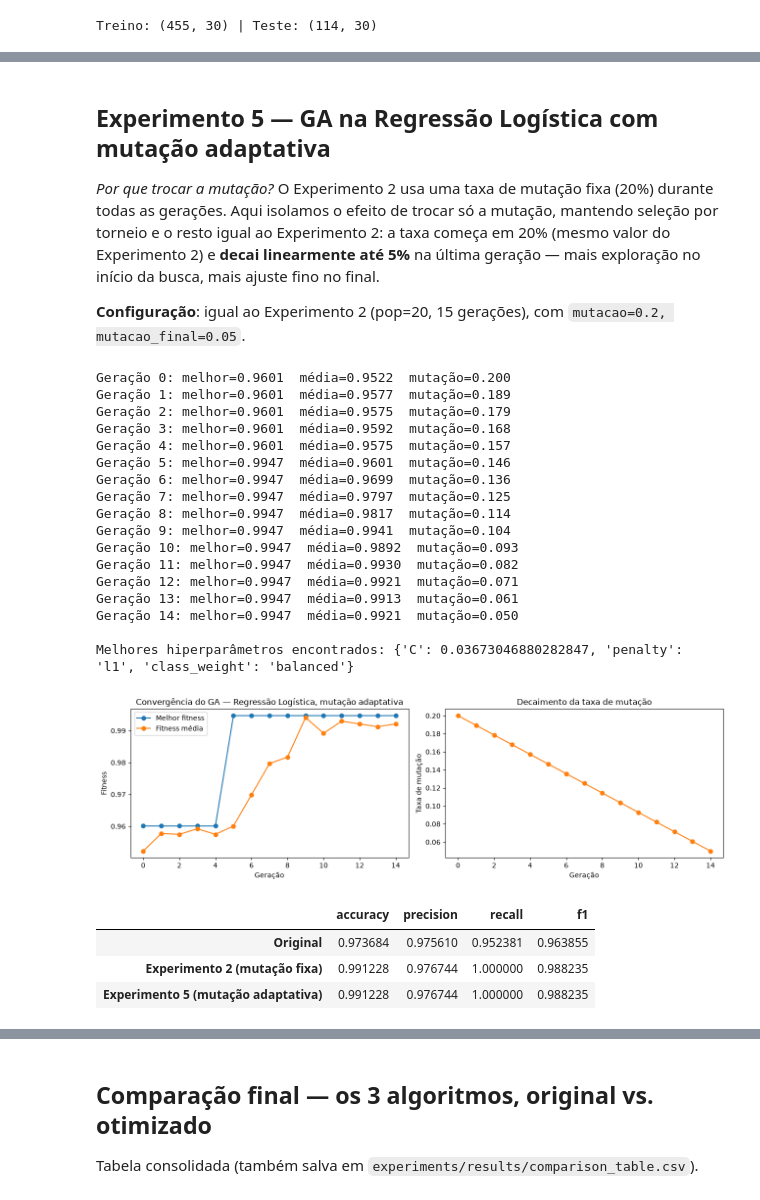
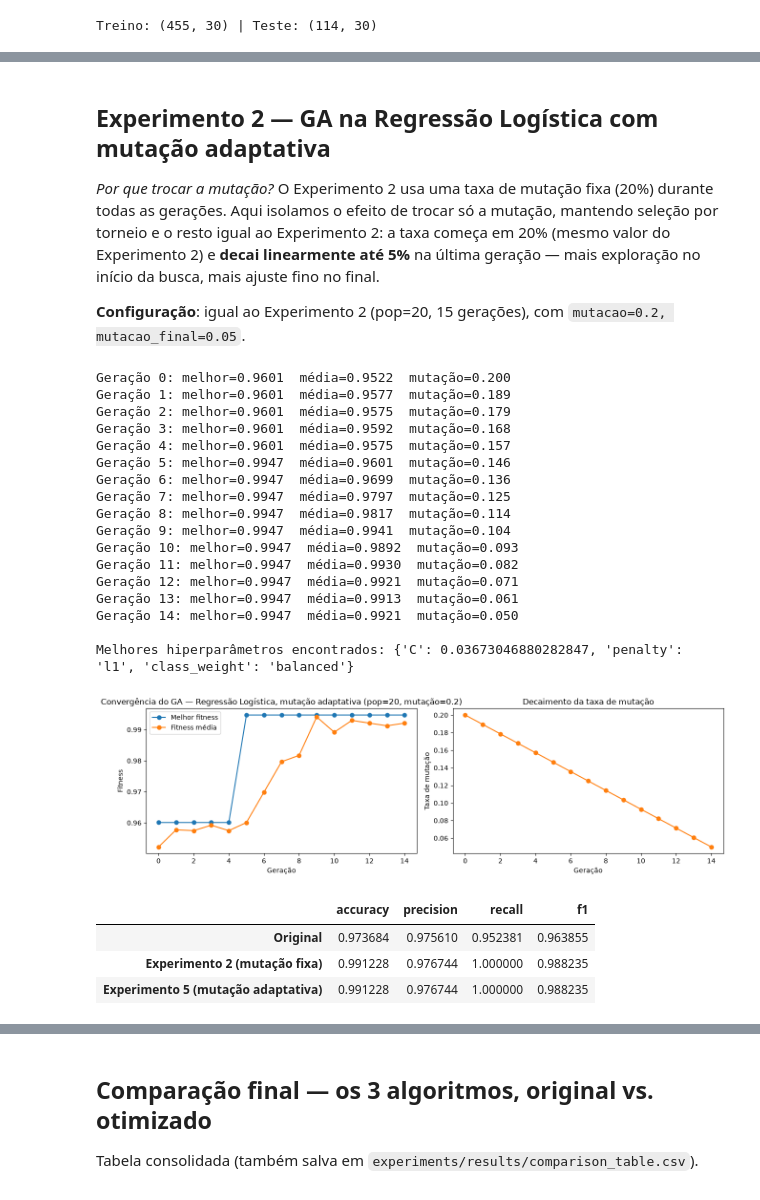
Before and after one commit to SamirGoes/tech-challenge-fiap-fase2, a Jupyter notebook: notebooks/GA_HyperparametersOptimization.ipynb, the cells around one changed output, grey strips where cells are left out. Cells and saved outputs as stored; diff of their text form; code cells hidden in the pictures.

```diff
--- a/notebooks/GA_HyperparametersOptimization.ipynb
+++ b/notebooks/GA_HyperparametersOptimization.ipynb
@@ -257,30 +115,0 @@ pd.DataFrame([metricas_rf_original, metricas_rf_otimizado], index=["Original", "
-# %%
-populacao_rf2=20
-geracoes_rf2=20
-mutacao_rf2=0.2
-populacao, historico_rf_roleta, fitnesses, melhor_rf_roleta = ga_utils.rodar_ga(
-    "random_forest", X_train, y_train, X_test, y_test,
-    tamanho_populacao=populacao_rf2, geracoes=geracoes_rf2, mutacao=mutacao_rf2,
-    selecao_func=ga_utils.selecao_roleta, seed=42,
-)
-print("\nMelhores hiperparâmetros encontrados:", melhor_rf_roleta)
-
-pd.DataFrame(historico_rf_roleta).to_csv(RESULTADOS_DIR / "fitness_history_random_forest_roleta.csv", index=False)
-with open(RESULTADOS_DIR / "best_hyperparams_random_forest_roleta.json", "w") as f:
-    json.dump({"algoritmo": "random_forest", "melhor_individuo": melhor_rf_roleta}, f, indent=2, default=str)
-
-plt.figure(figsize=(8, 4))
-plt.plot([h["geracao"] for h in historico_rf_roleta], [h["melhor"] for h in historico_rf_roleta], label="Melhor fitness", marker="o")
-plt.plot([h["geracao"] for h in historico_rf_roleta], [h["media"] for h in historico_rf_roleta], label="Fitness média", marker="o")
-plt.xlabel("Geração"); plt.ylabel("Fitness"); plt.title(f"Convergência do GA — Random Forest, seleção por roleta (pop={populacao_rf2}, mutação={mutacao_rf2})")
-plt.legend(); plt.tight_layout(); plt.show()
-
-modelo_rf_roleta = ga_utils.construir_rf(melhor_rf_roleta)
-modelo_rf_roleta.fit(X_train, y_train)
-y_pred_rf_roleta = modelo_rf_roleta.predict(X_test)
-metricas_rf_roleta = ga_utils.calcular_metricas(y_test, y_pred_rf_roleta)
-
-pd.DataFrame(
-    [metricas_rf_original, metricas_rf_otimizado, metricas_rf_roleta],
-    index=["Original", "Experimento 3 (torneio)", "Experimento 4 (roleta)"],
-)
@@ -310,5 +116,5 @@ Melhores hiperparâmetros encontrados: {'n_estimators': 200, 'max_depth': 5, 'mi
 # %% [markdown]
-## Experimento 5 — GA na Regressão Logística com mutação adaptativa
+## Experimento 2 — GA na Regressão Logística com mutação adaptativa
 
 *Por que trocar a mutação?* O Experimento 2 usa uma taxa de mutação fixa (20%) durante todas as gerações. Aqui isolamos o efeito de trocar só a mutação, mantendo seleção por torneio e o resto igual ao Experimento 2: a taxa começa em 20% (mesmo valor do Experimento 2) e **decai linearmente até 5%** na última geração — mais exploração no início da busca, mais ajuste fino no final.
 
@@ -319,7 +125,7 @@ geracoes_rlog2=15
 mutacao_rlog2=0.2
 populacao, historico_log_adaptativo, fitnesses, melhor_log_adaptativo = ga_utils.rodar_ga(
     "regressao_logistica", X_train, y_train, X_test, y_test,
-    tamanho_populacao=20, geracoes=15, mutacao=0.2, mutacao_final=0.05, seed=42,
+    tamanho_populacao=populacao_rlog2, geracoes=geracoes_rlog2, mutacao=mutacao_rlog2, mutacao_final=0.05, seed=42,
 )
 print("\nMelhores hiperparâmetros encontrados:", melhor_log_adaptativo)
 
@@ -330,7 +136,7 @@ with open(RESULTADOS_DIR / "best_hyperparams_regressao_logistica_mutacao_adaptat
 fig, (ax1, ax2) = plt.subplots(1, 2, figsize=(13, 4))
 ax1.plot([h["geracao"] for h in historico_log_adaptativo], [h["melhor"] for h in historico_log_adaptativo], label="Melhor fitness", marker="o")
 ax1.plot([h["geracao"] for h in historico_log_adaptativo], [h["media"] for h in historico_log_adaptativo], label="Fitness média", marker="o")
-ax1.set_xlabel("Geração"); ax1.set_ylabel("Fitness"); ax1.set_title("Convergência do GA — Regressão Logística, mutação adaptativa")
+ax1.set_xlabel("Geração"); ax1.set_ylabel("Fitness"); ax1.set_title(f"Convergência do GA — Regressão Logística, mutação adaptativa (pop={populacao_rlog2}, mutação={mutacao_rlog2})")
 ax1.legend()
 
 ax2.plot([h["geracao"] for h in historico_log_adaptativo], [h["taxa_mutacao"] for h in historico_log_adaptativo], marker="o", color="tab:orange")
@@ -338,34 +144,34 @@ ax2.set_xlabel("Geração"); ax2.set_ylabel("Taxa de mutação"); ax2.set_title(
 
 plt.tight_layout(); plt.show()
 
 modelo_log_adaptativo = ga_utils.construir_log(melhor_log_adaptativo)
 modelo_log_adaptativo.fit(X_train, y_train)
 y_pred_log_adaptativo = modelo_log_adaptativo.predict(X_test)
 metricas_log_adaptativo = ga_utils.calcular_metricas(y_test, y_pred_log_adaptativo)
 
 pd.DataFrame(
     [metricas_log_original, metricas_log_otimizado, metricas_log_adaptativo],
     index=["Original", "Experimento 2 (mutação fixa)", "Experimento 5 (mutação adaptativa)"],
 )
 # %% [output]
 Geração 0: melhor=0.9601  média=0.9522  mutação=0.200
 Geração 1: melhor=0.9601  média=0.9577  mutação=0.189
 Geração 2: melhor=0.9601  média=0.9575  mutação=0.179
 Geração 3: melhor=0.9601  média=0.9592  mutação=0.168
 Geração 4: melhor=0.9601  média=0.9575  mutação=0.157
 Geração 5: melhor=0.9947  média=0.9601  mutação=0.146
 Geração 6: melhor=0.9947  média=0.9699  mutação=0.136
 Geração 7: melhor=0.9947  média=0.9797  mutação=0.125
 Geração 8: melhor=0.9947  média=0.9817  mutação=0.114
 Geração 9: melhor=0.9947  média=0.9941  mutação=0.104
 Geração 10: melhor=0.9947  média=0.9892  mutação=0.093
 Geração 11: melhor=0.9947  média=0.9930  mutação=0.082
 Geração 12: melhor=0.9947  média=0.9921  mutação=0.071
 Geração 13: melhor=0.9947  média=0.9913  mutação=0.061
 Geração 14: melhor=0.9947  média=0.9921  mutação=0.050
 
 Melhores hiperparâmetros encontrados: {'C': 0.03673046880282847, 'penalty': 'l1', 'class_weight': 'balanced'}
-[figure, old version]
+[figure, new version]
 |  | accuracy | precision | recall | f1 |
 | Original | 0.973684 | 0.975610 | 0.952381 | 0.963855 |
 | Experimento 2 (mutação fixa) | 0.991228 | 0.976744 | 1.000000 | 0.988235 |
```
Also changed, not shown: parts of 19 cells of this notebook, 10 other files.
